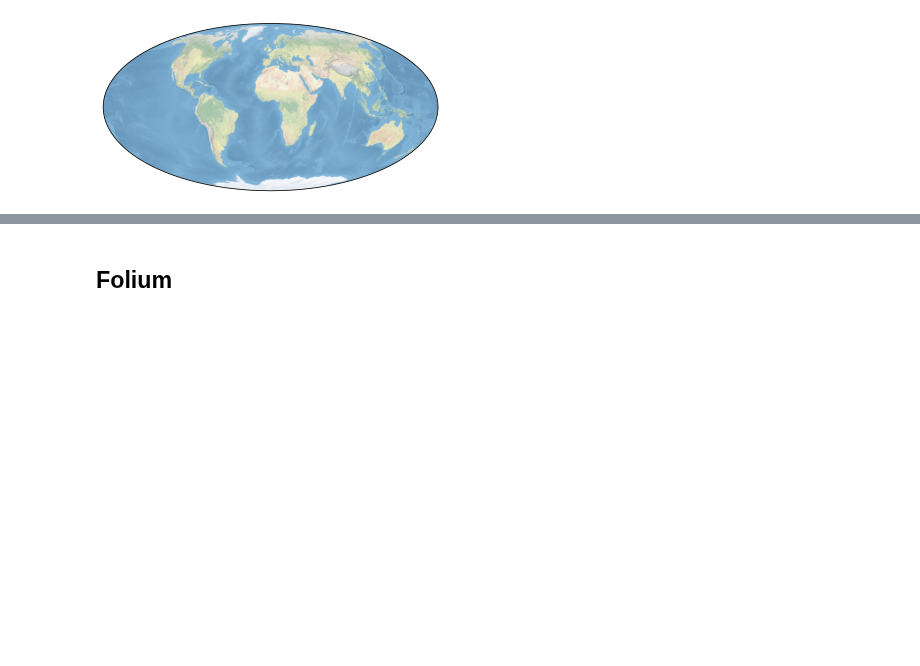
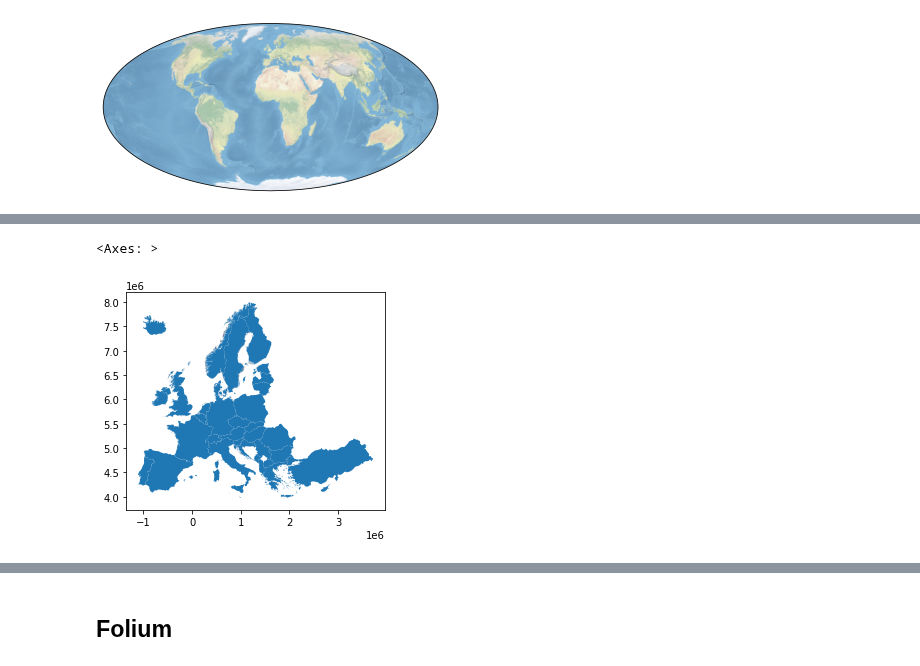
Before and after one commit to GISAdamToth/ArcGIS_Notebooks_thesis, a Jupyter notebook: mapping libraries/mapping_libraries.ipynb, the cells around one changed output, grey strips where cells are left out. Cells and saved outputs as stored; diff of their text form; code cells hidden in the pictures; blank space fills up the shorter version.

```diff
--- a/mapping libraries/mapping_libraries.ipynb
+++ b/mapping libraries/mapping_libraries.ipynb
@@ -115,0 +119,6 @@ plt.show()
+# %%
+nuts0_gdf_utm32 = nuts0_gdf.to_crs(32632)
+nuts0_gdf_utm32.plot()
+# %% [output]
+<Axes: >
+[figure, added]
```
Also changed, not shown: parts of 6 cells of this notebook, 2 other files.
